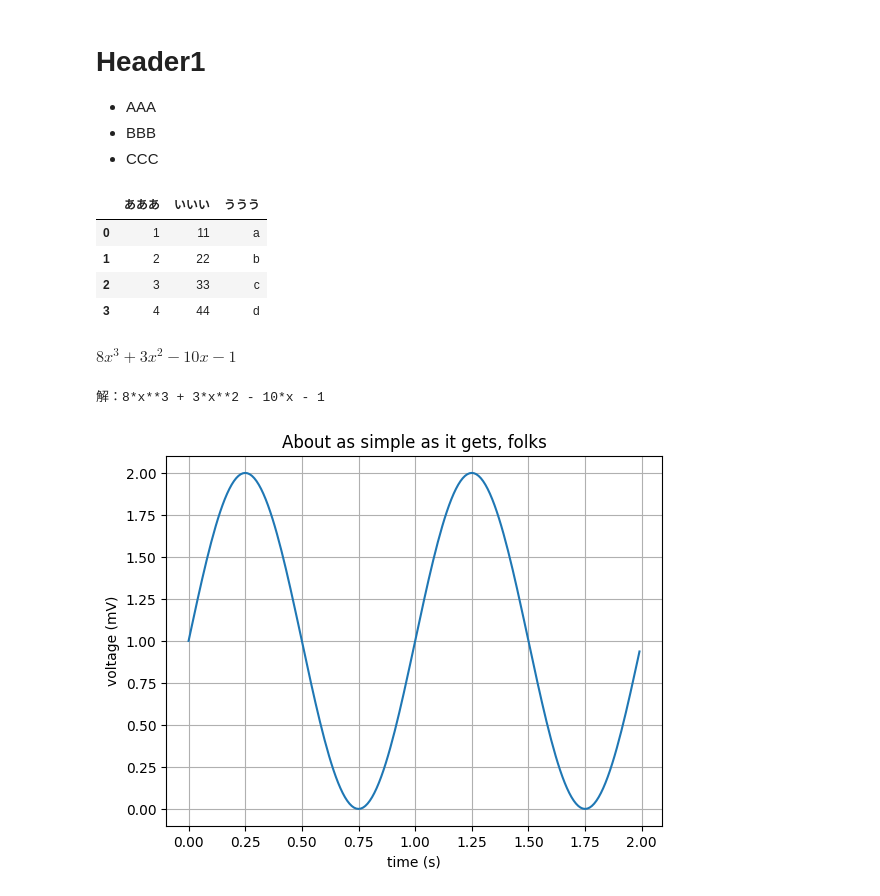
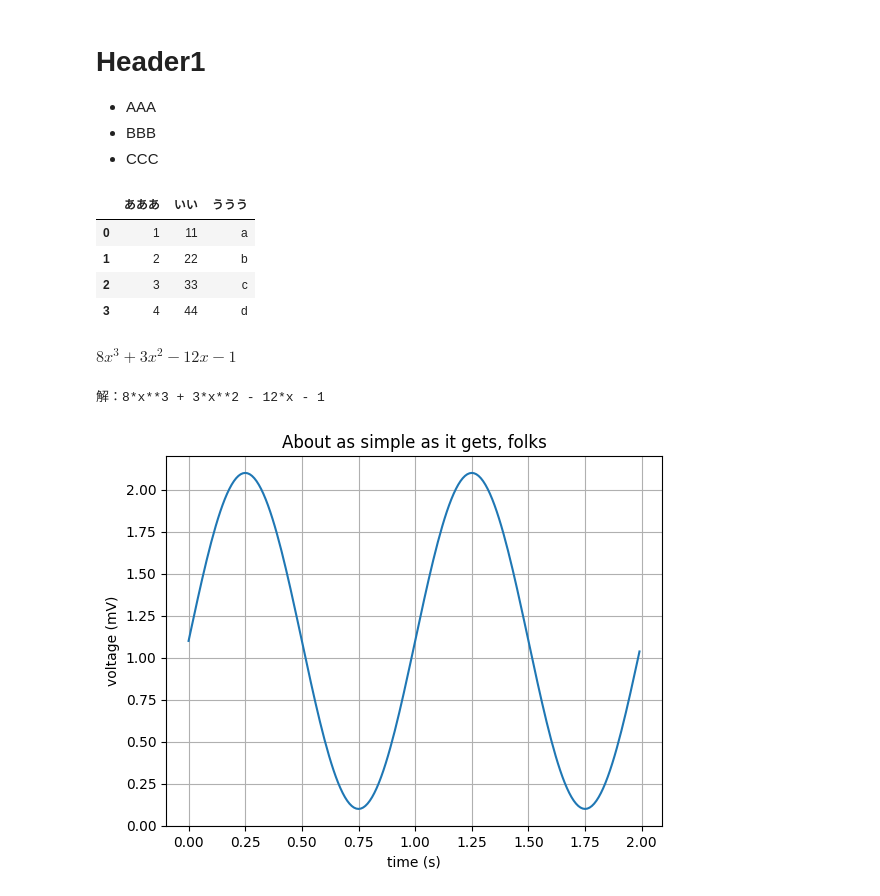
Before and after one commit to TakeshiWada1980/colab1, a Jupyter notebook: GitHub連携テスト2.ipynb, the cells around one changed output. Saved outputs shown, nothing was run; the diff lists cells and outputs as text; code cells hidden in the pictures.

```diff
--- a/GitHub連携テスト2.ipynb
+++ b/GitHub連携テスト2.ipynb
@@ -17,11 +17,11 @@ import pandas as pd
 
 df = pd.DataFrame(
     {'あああ': [1, 2, 3, 4],
-     'いいい': [11,22, 33, 44],
+     'いい': [11,22, 33, 44],
      'ううう': ['a', 'b', 'c', 'd']})
 display(df)
 # %% [output]
-|  | あああ | いいい | ううう |
+|  | あああ | いい | ううう |
 | 0 | 1 | 11 | a |
 | 1 | 2 | 22 | b |
 | 2 | 3 | 33 | c |
@@ -29,29 +29,30 @@ display(df)
 # %%
 from sympy import diff, expand, Symbol
 x = Symbol('x')
-fx = (x**2-1)*(2*x**2+x-3)
+fx = (x**2-1)*(2*x**2+x-4)
 ans = expand(diff(fx, x))
 display(ans)
 print(f'解：{ans}')
 # %% [output]
-$\displaystyle 8 x^{3} + 3 x^{2} - 10 x - 1$
+$\displaystyle 8 x^{3} + 3 x^{2} - 12 x - 1$
-解：8*x**3 + 3*x**2 - 10*x - 1
+解：8*x**3 + 3*x**2 - 12*x - 1
 # %%
 import matplotlib.pyplot as plt
 import numpy as np
 
+
 # Data for plotting
 t = np.arange(0.0, 2.0, 0.01)
-s = 1 + np.sin(2 * np.pi * t)
+s = 1.1 + np.sin(2 * np.pi * t)
 
 fig, ax = plt.subplots()
 ax.plot(t, s)
 
 ax.set(xlabel='time (s)', ylabel='voltage (mV)',
        title='About as simple as it gets, folks')
 ax.grid()
 
 fig.savefig("test.png")
 plt.show()
 # %% [output]
-[figure, old version]
+[figure, new version]
```
Also changed, not shown: 3 other files.
